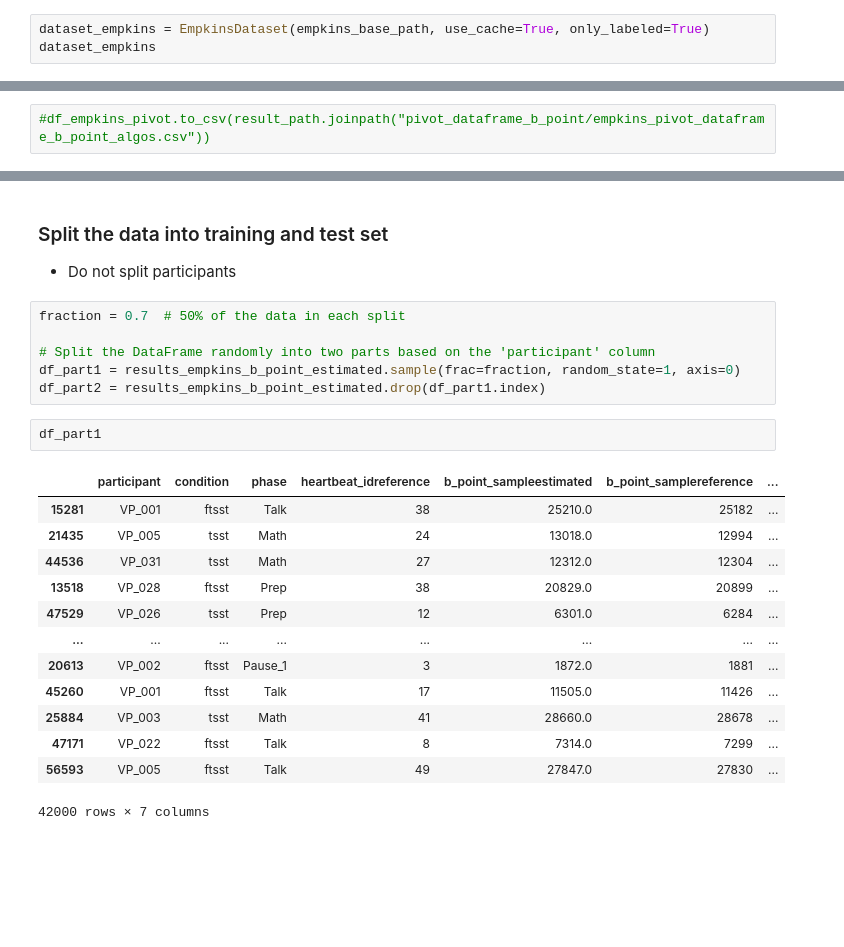
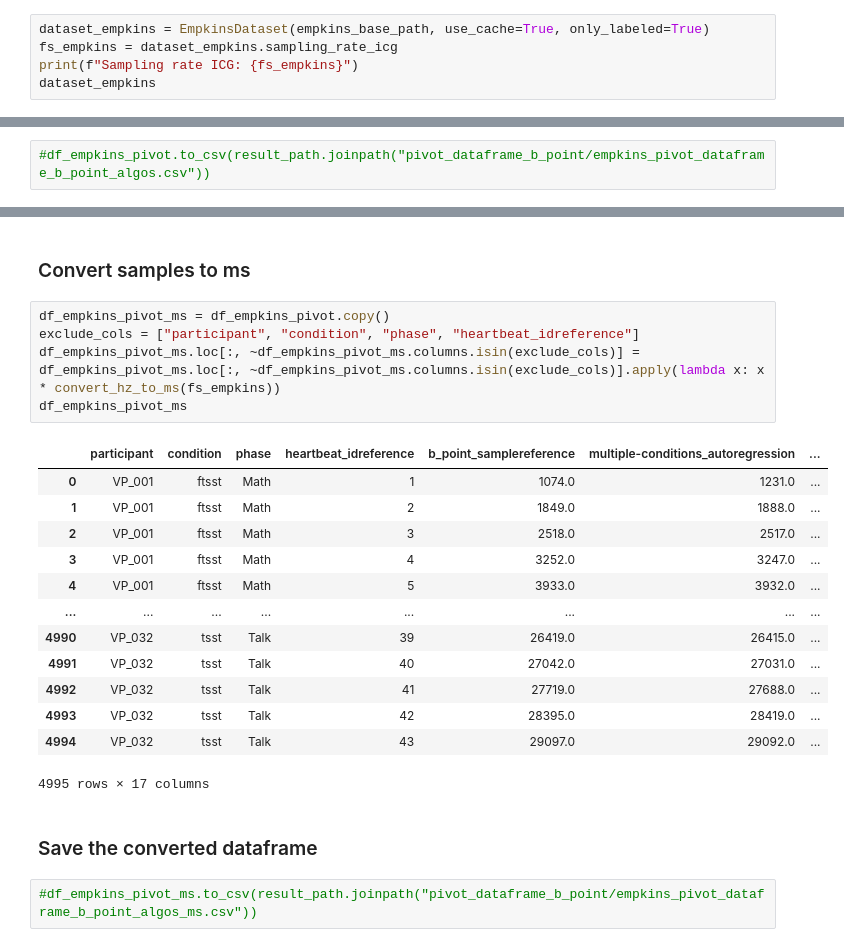
Before and after one commit to empkins/pepbench, a Jupyter notebook: experiments/pep_algorithm_benchmarking/notebooks/ML_analysis/PivotiseEmpkinsDataset.ipynb, the cells around one changed output, grey strips where cells are left out. Cells and saved outputs as stored; diff of their text form; blank space fills up the shorter version.

Commit message:
Adapted feature table, Converted samples to ms

```diff
--- a/experiments/pep_algorithm_benchmarking/notebooks/ML_analysis/DataExplorationEmpkinsDataset.ipynb
+++ b/experiments/pep_algorithm_benchmarking/notebooks/ML_analysis/PivotiseEmpkinsDataset.ipynb
@@ -43,5 +44,7 @@ result_path
 WindowsPath('../../results')
 # %%
 dataset_empkins = EmpkinsDataset(empkins_base_path, use_cache=True, only_labeled=True)
+fs_empkins = dataset_empkins.sampling_rate_icg
+print(f"Sampling rate ICG: {fs_empkins}")
 dataset_empkins
 # %% [output]
@@ -215,25 +214,25 @@ RangeIndex(start=0, stop=4995, step=1)
-# %% [markdown]
-### Split the data into training and test set
-- Do not split participants
-# %%
-fraction = 0.7  # 50% of the data in each split
-
-# Split the DataFrame randomly into two parts based on the 'participant' column
-df_part1 = results_empkins_b_point_estimated.sample(frac=fraction, random_state=1, axis=0)
-df_part2 = results_empkins_b_point_estimated.drop(df_part1.index)
-# %%
-df_part1
-# %% [output]
-|  | participant | condition | phase | heartbeat_idreference | b_point_sampleestimated | b_point_samplereference | ... |
-| 15281 | VP_001 | ftsst | Talk | 38 | 25210.0 | 25182 | ... |
-| 21435 | VP_005 | tsst | Math | 24 | 13018.0 | 12994 | ... |
-| 44536 | VP_031 | tsst | Math | 27 | 12312.0 | 12304 | ... |
-| 13518 | VP_028 | ftsst | Prep | 38 | 20829.0 | 20899 | ... |
-| 47529 | VP_026 | tsst | Prep | 12 | 6301.0 | 6284 | ... |
-| ... | ... | ... | ... | ... | ... | ... | ... |
-| 20613 | VP_002 | ftsst | Pause_1 | 3 | 1872.0 | 1881 | ... |
-| 45260 | VP_001 | ftsst | Talk | 17 | 11505.0 | 11426 | ... |
-| 25884 | VP_003 | tsst | Math | 41 | 28660.0 | 28678 | ... |
-| 47171 | VP_022 | ftsst | Talk | 8 | 7314.0 | 7299 | ... |
-| 56593 | VP_005 | ftsst | Talk | 49 | 27847.0 | 27830 | ... |
-42000 rows × 7 columns
+# %% [markdown]
+### Convert samples to ms
+# %%
+df_empkins_pivot_ms = df_empkins_pivot.copy()
+exclude_cols = ["participant", "condition", "phase", "heartbeat_idreference"]
+df_empkins_pivot_ms.loc[:, ~df_empkins_pivot_ms.columns.isin(exclude_cols)] = df_empkins_pivot_ms.loc[:, ~df_empkins_pivot_ms.columns.isin(exclude_cols)].apply(lambda x: x * convert_hz_to_ms(fs_empkins))
+df_empkins_pivot_ms
+# %% [output]
+|  | participant | condition | phase | heartbeat_idreference | b_point_samplereference | multiple-conditions_autoregression | ... |
+| 0 | VP_001 | ftsst | Math | 1 | 1074.0 | 1231.0 | ... |
+| 1 | VP_001 | ftsst | Math | 2 | 1849.0 | 1888.0 | ... |
+| 2 | VP_001 | ftsst | Math | 3 | 2518.0 | 2517.0 | ... |
+| 3 | VP_001 | ftsst | Math | 4 | 3252.0 | 3247.0 | ... |
+| 4 | VP_001 | ftsst | Math | 5 | 3933.0 | 3932.0 | ... |
+| ... | ... | ... | ... | ... | ... | ... | ... |
+| 4990 | VP_032 | tsst | Talk | 39 | 26419.0 | 26415.0 | ... |
+| 4991 | VP_032 | tsst | Talk | 40 | 27042.0 | 27031.0 | ... |
+| 4992 | VP_032 | tsst | Talk | 41 | 27719.0 | 27688.0 | ... |
+| 4993 | VP_032 | tsst | Talk | 42 | 28395.0 | 28419.0 | ... |
+| 4994 | VP_032 | tsst | Talk | 43 | 29097.0 | 29092.0 | ... |
+4995 rows × 17 columns
+# %% [markdown]
+### Save the converted dataframe
+# %%
+#df_empkins_pivot_ms.to_csv(result_path.joinpath("pivot_dataframe_b_point/empkins_pivot_dataframe_b_point_algos_ms.csv"))
```
Also changed, not shown: parts of 4 cells of this notebook, 13 other files.
